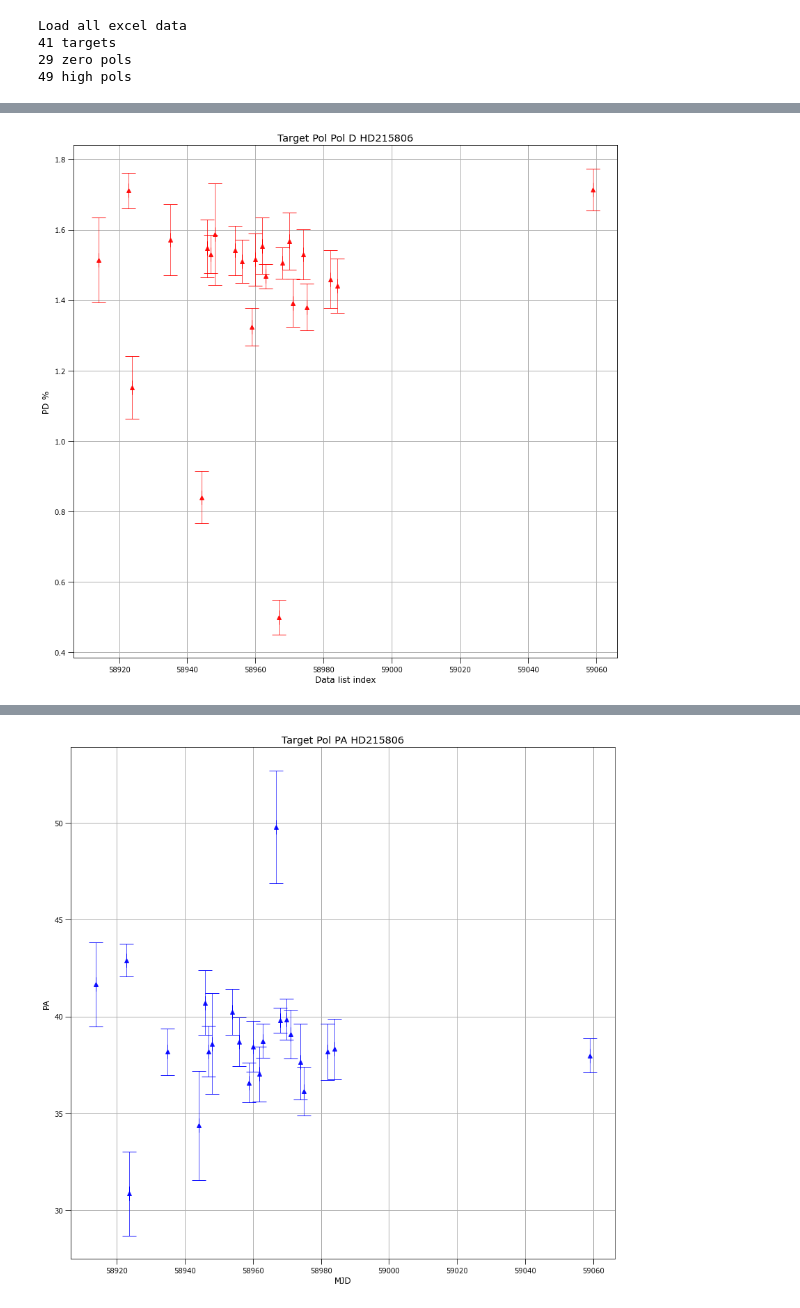
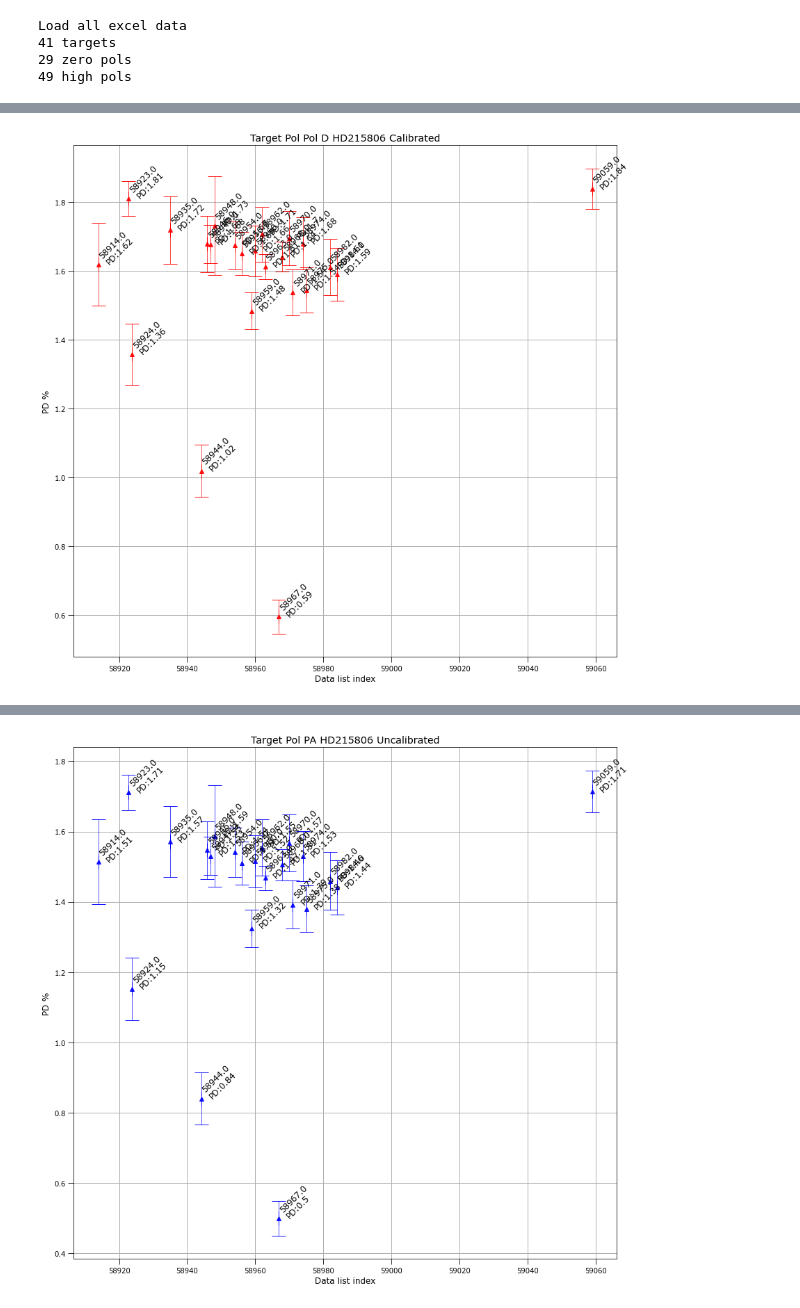
Before and after one commit to coderXmachina2/Suhora_polarimety, a Jupyter notebook: polarimetry_3.ipynb, the cells around one changed output, grey strips where cells are left out. Saved outputs shown, nothing was run; the diff lists cells and outputs as text; code cells hidden in the pictures.

Commit message:
update plot abilities

```diff
--- a/polarimetry_3.ipynb
+++ b/polarimetry_3.ipynb
@@ -74,0 +90,10 @@ data_hd2158 = funcs_utils.list_autoloader(file_obs[5],
+# %%
+#Calibrate EECep
+cal_prod_EECep = funcs_calib_and_plot.calib_pipe(data_EECep,
+                                           data_g191,
+                                           verbose_plot_zpol=False)
+
+#Calibrate HD2158
+cal_prod_hd2158 = funcs_calib_and_plot.calib_pipe(data_hd2158,
+                                           data_g191,
+                                           verbose_plot_zpol=False)
@@ -132,17 +187,16 @@ Calculate and Plot Polarization Angle (without returning data):
 # %%
-funcs_polarimetry.calc_pd2(data_hd2158[0],
-                           data_hd2158[1],
-                           'Target Pol Pol D HD215806',
+#High Pol HD2158
+funcs_polarimetry.calc_pd2(np.array(cal_prod_hd2158)[:,:],
+                           'Target Pol Pol D HD215806 Calibrated',
                            'red',
                            perc_arg=True,
                            verbose_calc_pd=False,
-                           verbose_data=False)
+                           verbose_data=True)
 
-funcs_polarimetry.calc_pa2(data_hd2158[0],
-                           data_hd2158[1],
-                           'Target Pol PA HD215806',
+funcs_polarimetry.calc_pd2(np.array(data_hd2158)[:,:],
+                           'Target Pol PA HD215806 Uncalibrated',
                            'blue',
-                           deg_arg=True,
-                           verbose_calc_pa=False,
-                           verbose_data=False)
+                           perc_arg=True,
+                           verbose_calc_pd=False,
+                           verbose_data=True)
 # %% [output]
@@ -150 +205 @@ Calculate and Plot Polarization Degree (without returning data):
-[figure, old version]
+[figure, new version]
@@ -152 +208 @@ Calculate and Plot Polarization Angle (without returning data):
-[figure, old version]
+[figure, new version]
```
Also changed, not shown: parts of 44 cells of this notebook, 2 other files.
